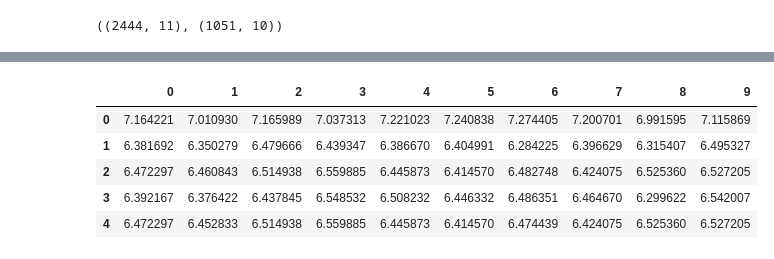
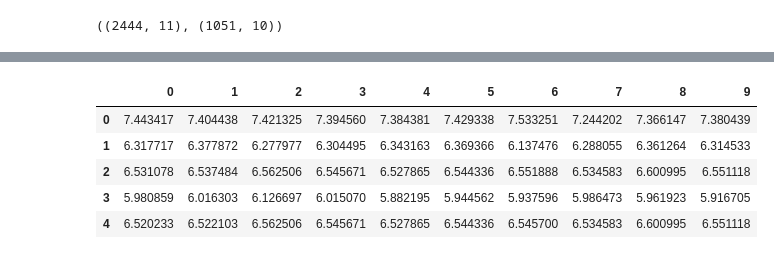
Before and after one commit to RahulGupta16/Machinehack-E-Commerce-product-price-prediction, a Jupyter notebook: Untitled.ipynb, the cells around one changed output, grey strips where cells are left out. Drawn from its saved outputs; the diff is of its cells as text; code cells hidden in the pictures.

```diff
--- a/Untitled.ipynb
+++ b/Untitled.ipynb
@@ -198,0 +216,10 @@ test.Product_Brand = pd.DataFrame(le.transform(test.Product_Brand),columns=['Ite
+# %%
+t1=set(train.Subcategory_1).difference(set(test.Subcategory_1))
+t2=set(test.Subcategory_1).difference(set(train.Subcategory_1))
+
+train.Subcategory_1=train.Subcategory_1.apply(lambda x : 'other' if x in t1 else x )
+test.Subcategory_1=test.Subcategory_1.apply(lambda x : 'other' if x in t2 else x )
+
+le=LabelEncoder()
+train.Subcategory_1=pd.DataFrame(le.fit_transform(train.Subcategory_1),columns=['Subcategory_1'])
+test.Subcategory_1=pd.DataFrame(le.transform(test.Subcategory_1),columns=['Subcategory_1'])
@@ -204,8 +268,8 @@ train.shape,test.shape
 # %% [output]
 ((2444, 11), (1051, 10))
 # %%
-train.drop(columns=['Product','Subcategory_1','Subcategory_2','Date'],inplace=True)
-test.drop(columns=['Product','Subcategory_1','Subcategory_2','Date'],inplace=True)
+train.drop(columns=['Product','Subcategory_2','Date'],inplace=True)
+test.drop(columns=['Product','Subcategory_2','Date'],inplace=True)
 # %%
 label =train['Selling_Price']
 train.drop(columns=['Selling_Price'],inplace=True)
@@ -284,3 +348,3 @@ model(GradientBoostingRegressor(random_state=49700),train,label,test,79690,15).h
 # %%
-model(xgb.XGBRegressor(random_state=1868),train,label,test,598,10).head()
+model(xgb.XGBRegressor(random_state=186098),train,label,test,59098,10).head()
 # %% [output]
@@ -298,7 +362,7 @@ model(xgb.XGBRegressor(random_state=1868),train,label,test,598,10).head()
 |  | 0 | 1 | 2 | 3 | 4 | 5 | 6 | 7 | 8 | 9 |
-| 0 | 7.164221 | 7.010930 | 7.165989 | 7.037313 | 7.221023 | 7.240838 | 7.274405 | 7.200701 | 6.991595 | 7.115869 |
-| 1 | 6.381692 | 6.350279 | 6.479666 | 6.439347 | 6.386670 | 6.404991 | 6.284225 | 6.396629 | 6.315407 | 6.495327 |
-| 2 | 6.472297 | 6.460843 | 6.514938 | 6.559885 | 6.445873 | 6.414570 | 6.482748 | 6.424075 | 6.525360 | 6.527205 |
-| 3 | 6.392167 | 6.376422 | 6.437845 | 6.548532 | 6.508232 | 6.446332 | 6.486351 | 6.464670 | 6.299622 | 6.542007 |
-| 4 | 6.472297 | 6.452833 | 6.514938 | 6.559885 | 6.445873 | 6.414570 | 6.474439 | 6.424075 | 6.525360 | 6.527205 |
+| 0 | 7.443417 | 7.404438 | 7.421325 | 7.394560 | 7.384381 | 7.429338 | 7.533251 | 7.244202 | 7.366147 | 7.380439 |
+| 1 | 6.317717 | 6.377872 | 6.277977 | 6.304495 | 6.343163 | 6.369366 | 6.137476 | 6.288055 | 6.361264 | 6.314533 |
+| 2 | 6.531078 | 6.537484 | 6.562506 | 6.545671 | 6.527865 | 6.544336 | 6.551888 | 6.534583 | 6.600995 | 6.551118 |
+| 3 | 5.980859 | 6.016303 | 6.126697 | 6.015070 | 5.882195 | 5.944562 | 5.937596 | 5.986473 | 5.961923 | 5.916705 |
+| 4 | 6.520233 | 6.522103 | 6.562506 | 6.545671 | 6.527865 | 6.544336 | 6.545700 | 6.534583 | 6.600995 | 6.551118 |
 # %%
```
Also changed, not shown: parts of 21 cells of this notebook, 1 other file.
